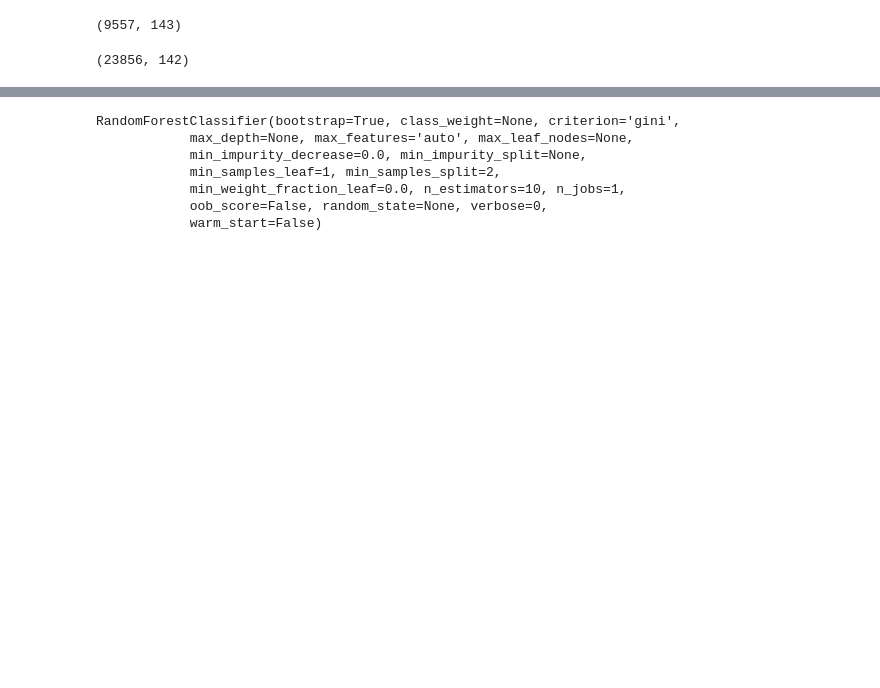
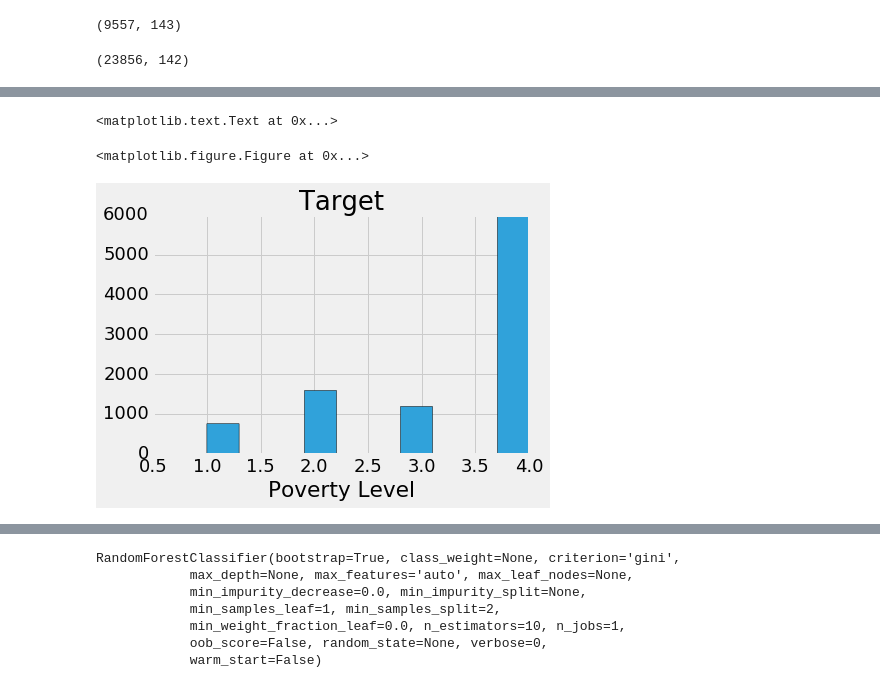
Before and after one commit to thedatalass/PovertyPrediction, a Jupyter notebook: CostaRicanHousehold_Poverty_Level.ipynb, the cells around one changed output, grey strips where cells are left out. Cells and saved outputs as stored; diff of their text form; code cells hidden in the pictures; blank space fills up the shorter version.

```diff
--- a/CostaRicanHousehold_Poverty_Level.ipynb
+++ b/CostaRicanHousehold_Poverty_Level.ipynb
@@ -146,0 +181,9 @@ train.describe()
+# %%
+#Let's look at the distribution of the 'Target' variable from the training data
+fig=plt.figure(figsize=(10,10))
+train.hist(column='Target')
+plt.xlabel('Poverty Level')
+# %% [output]
+<matplotlib.text.Text at 0x...>
+<matplotlib.figure.Figure at 0x...>
+[figure, added]
```
Also changed, not shown: parts of 101 cells of this notebook.
